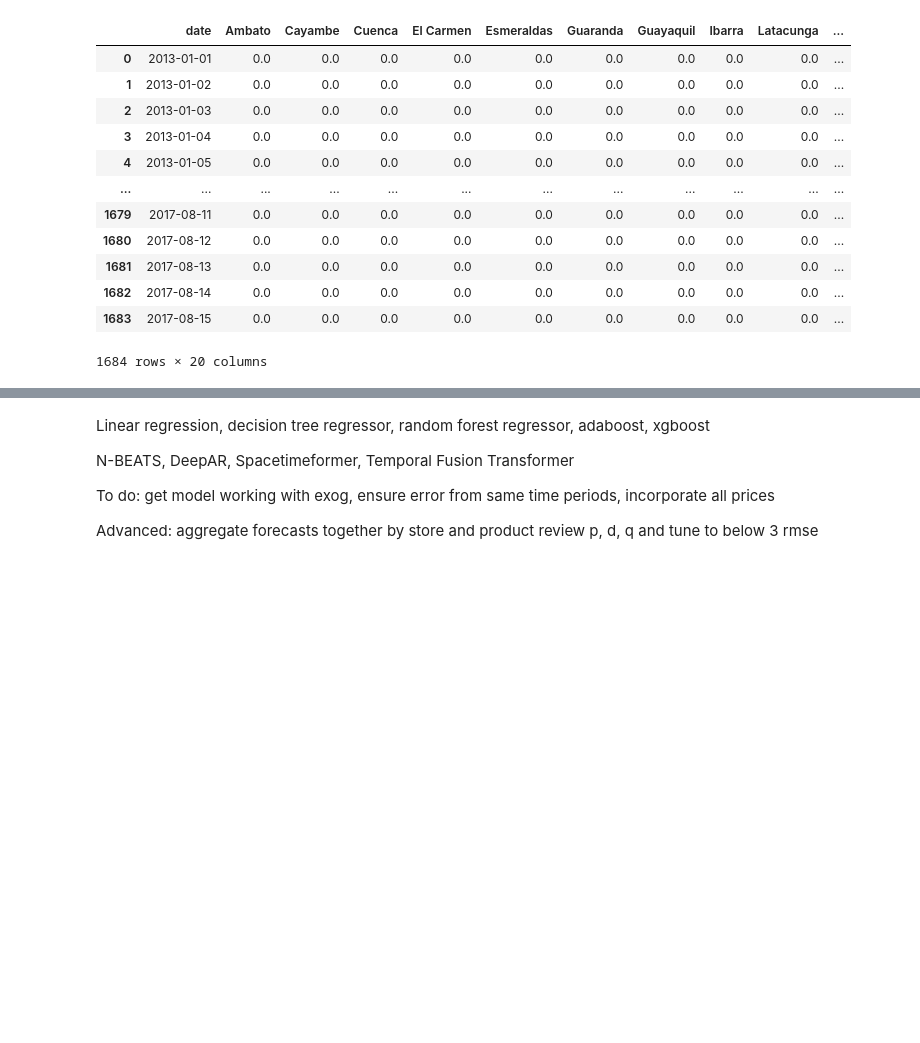
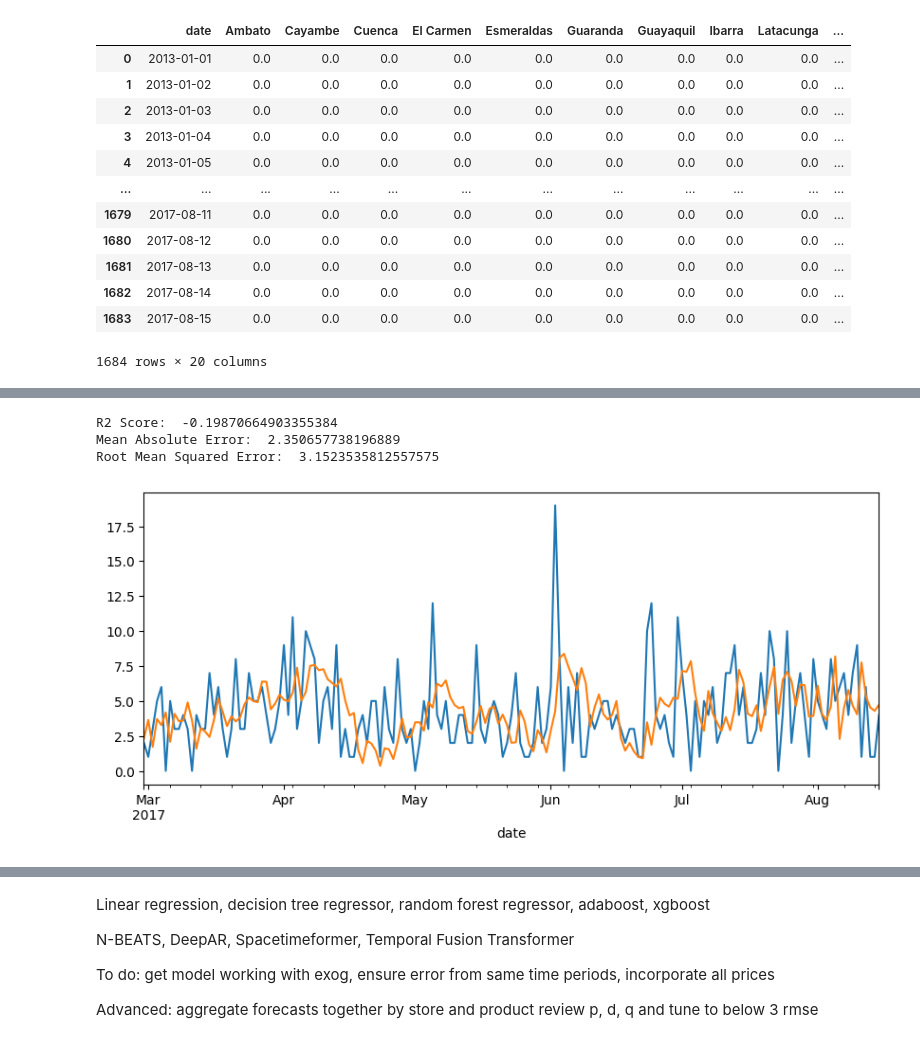
Before and after one commit to Nasibul/e-commerce, a Jupyter notebook: ml-inventory/New Folder/Advanced ARIMA.ipynb, the cells around one changed output, grey strips where cells are left out. Cells and saved outputs as stored; diff of their text form; code cells hidden in the pictures; blank space fills up the shorter version.

```diff
--- a/ml-inventory/New Folder/Advanced ARIMA.ipynb
+++ b/ml-inventory/New Folder/Advanced ARIMA.ipynb
@@ -545,0 +554,8 @@ exog
+# %%
+model7 = sm.tsa.arima.model.ARIMA(df.sales, exog=exog, order=(30, 4, 3))
+compare_to_test(model7, df_test, df_train)
+# %% [output]
+R2 Score:  -0.19870664903355384
+Mean Absolute Error:  2.350657738196889
+Root Mean Squared Error:  3.1523535812557575
+[figure, added]
```
Also changed, not shown: parts of 8 cells of this notebook.
